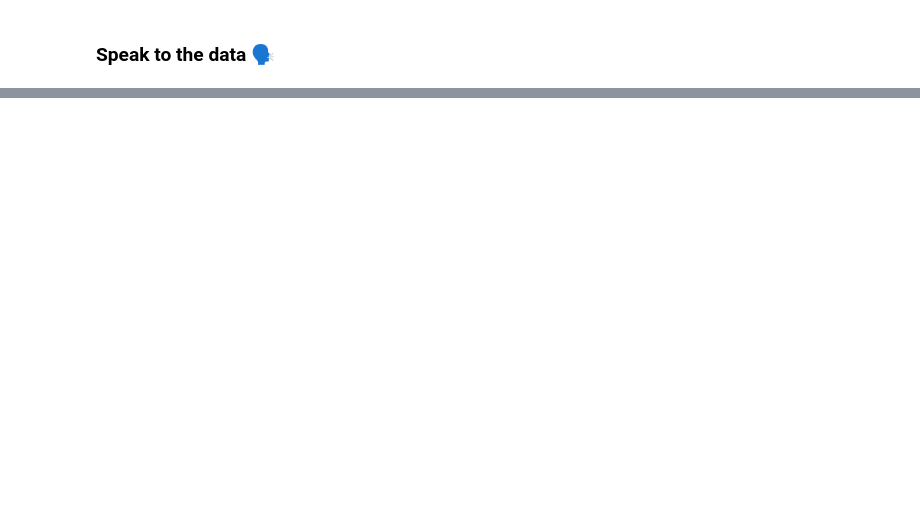
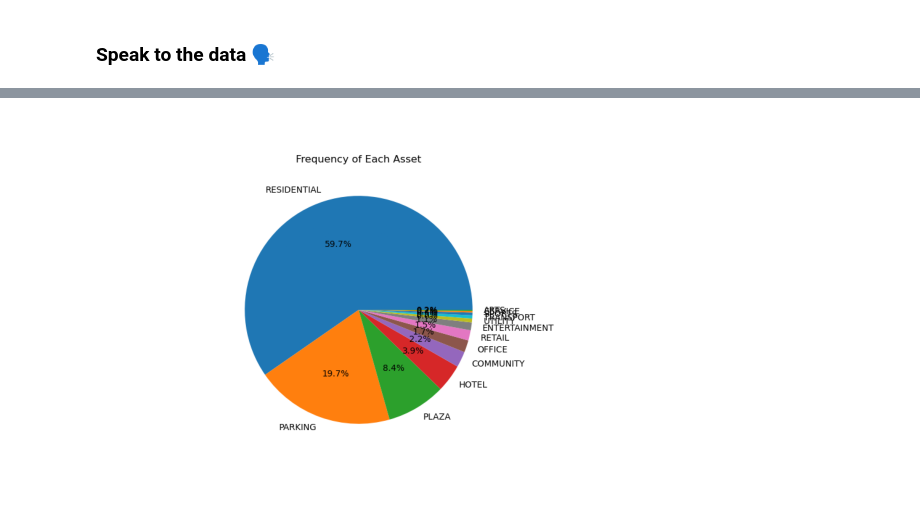
Before and after one commit to hramzan01/project_zero, a Jupyter notebook: nb_pandas_ai.ipynb, the cells around one changed output, grey strips where cells are left out. Cells and saved outputs as stored; diff of their text form; code cells hidden in the pictures; blank space fills up the shorter version.

```diff
--- a/nb_pandas_ai.ipynb
+++ b/nb_pandas_ai.ipynb
@@ -70,0 +92,4 @@ data.chat('can you redo the table so all the area values are appended with a m2
+# %%
+data.chat('plot the frequency of each asset in a pie chart?')
+# %% [output]
+[figure, added]
```
Also changed, not shown: parts of 10 cells of this notebook, 9 other files.
